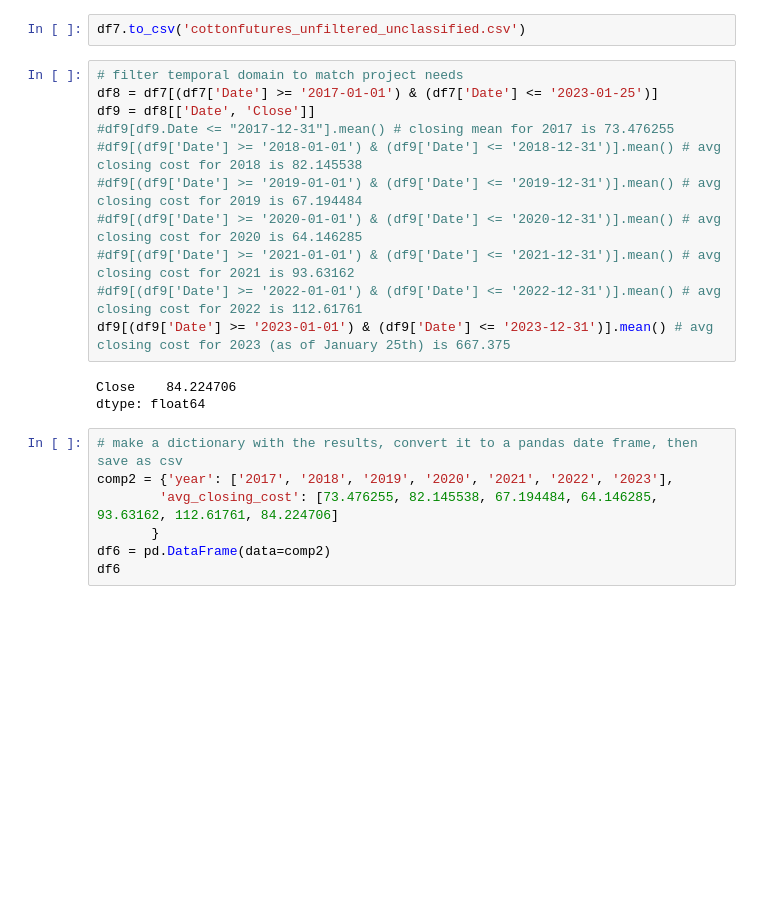
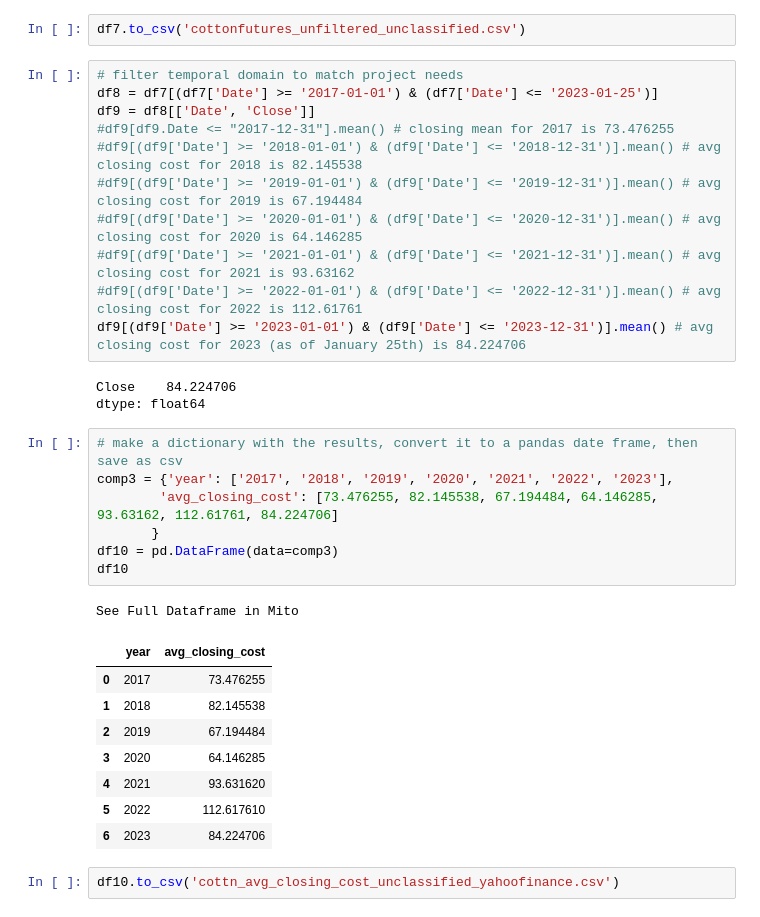
Before and after one commit to nicholas-dougherty/scraping-stuff, a Jupyter notebook: yahoo_finance.ipynb, the cells around one changed output. Drawn from its saved outputs; the diff is of its cells as text; blank space fills up the shorter version.

```diff
--- a/yahoo_finance.ipynb
+++ b/yahoo_finance.ipynb
@@ -252,14 +252,26 @@ df9 = df8[['Date', 'Close']]
 #df9[(df9['Date'] >= '2020-01-01') & (df9['Date'] <= '2020-12-31')].mean() # avg closing cost for 2020 is 64.146285
 #df9[(df9['Date'] >= '2021-01-01') & (df9['Date'] <= '2021-12-31')].mean() # avg closing cost for 2021 is 93.63162
 #df9[(df9['Date'] >= '2022-01-01') & (df9['Date'] <= '2022-12-31')].mean() # avg closing cost for 2022 is 112.61761
-df9[(df9['Date'] >= '2023-01-01') & (df9['Date'] <= '2023-12-31')].mean() # avg closing cost for 2023 (as of January 25th) is 667.375
+df9[(df9['Date'] >= '2023-01-01') & (df9['Date'] <= '2023-12-31')].mean() # avg closing cost for 2023 (as of January 25th) is 84.224706
 # %% [output]
 Close    84.224706
 dtype: float64
 # %%
 # make a dictionary with the results, convert it to a pandas date frame, then save as csv
-comp2 = {'year': ['2017', '2018', '2019', '2020', '2021', '2022', '2023'],
+comp3 = {'year': ['2017', '2018', '2019', '2020', '2021', '2022', '2023'],
         'avg_closing_cost': [73.476255, 82.145538, 67.194484, 64.146285, 93.63162, 112.61761, 84.224706]
        }
-df6 = pd.DataFrame(data=comp2)
-df6
+df10 = pd.DataFrame(data=comp3)
+df10
+# %% [output]
+See Full Dataframe in Mito
+|  | year | avg_closing_cost |
+| 0 | 2017 | 73.476255 |
+| 1 | 2018 | 82.145538 |
+| 2 | 2019 | 67.194484 |
+| 3 | 2020 | 64.146285 |
+| 4 | 2021 | 93.631620 |
+| 5 | 2022 | 112.617610 |
+| 6 | 2023 | 84.224706 |
+# %%
+df10.to_csv('cottn_avg_closing_cost_unclassified_yahoofinance.csv')
```
Also changed, not shown: parts of 3 cells of this notebook, 1 other file.
